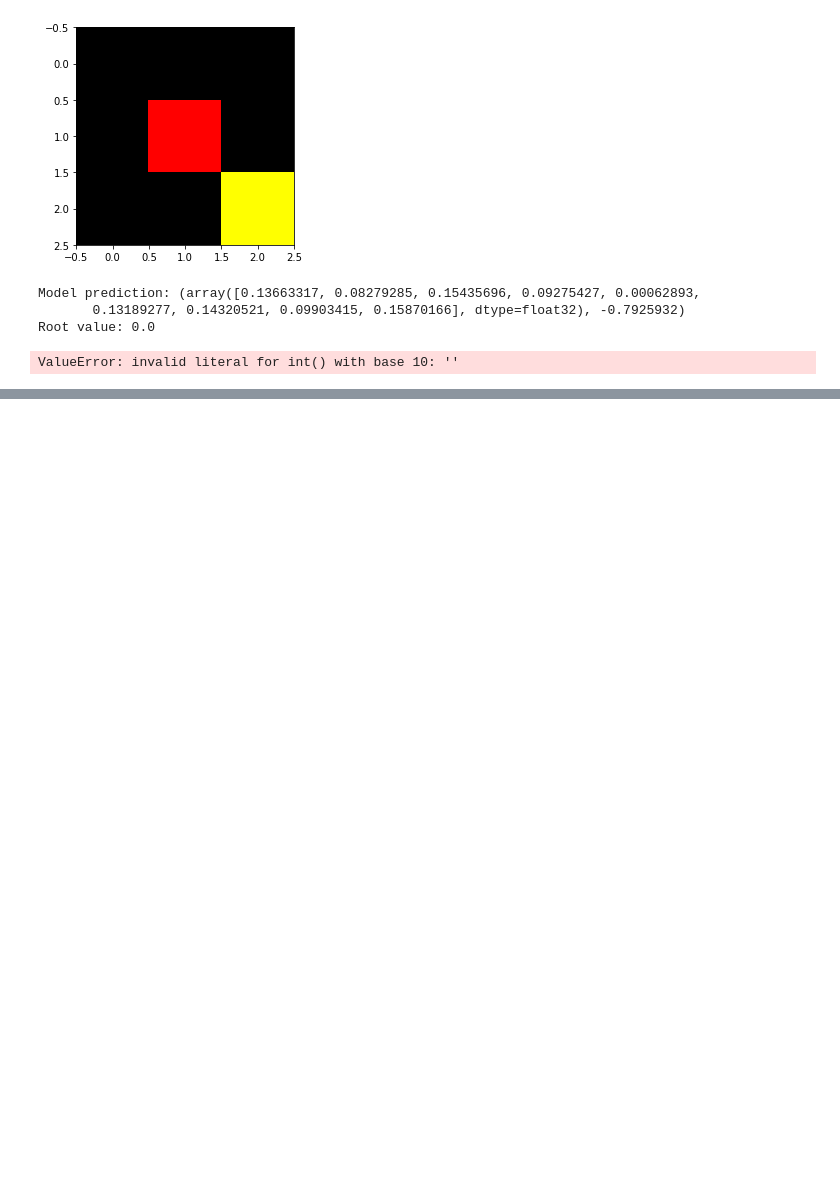
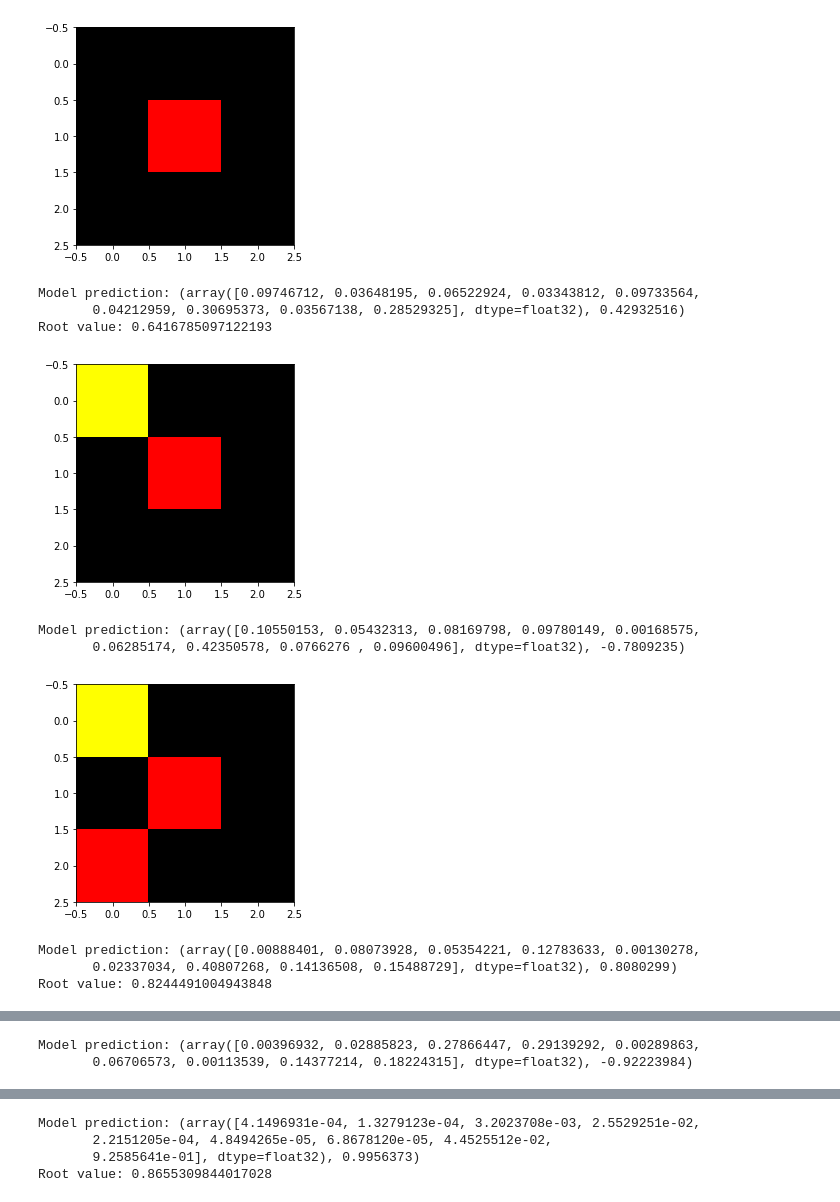
Before and after one commit to gaetanserre/Reinforcement-learning-algorithms, a Jupyter notebook: MCTS/results.ipynb, the cells around one changed output, grey strips where cells are left out. Drawn from its saved outputs; the diff is of its cells as text; code cells hidden in the pictures; blank space fills up the shorter version.

```diff
--- a/MCTS/results.ipynb
+++ b/MCTS/results.ipynb
@@ -46,11 +66,17 @@ game.play_vs_bot(model, Model(create_network(game.shape, game.nb_actions)), stat
 # %%
 state = game.get_init_state()
-state = game.get_new_state(state, 4)
+#state = game.get_new_state(state, 4)
 #state = game.get_new_state(state, 3)
 game.play_vs(model, state, 50)
 # %% [output]
-[figure, old version]
+[figure, new version]
-Model prediction: (array([0.13663317, 0.08279285, 0.15435696, 0.09275427, 0.00062893,
-       0.13189277, 0.14320521, 0.09903415, 0.15870166], dtype=float32), -0.7925932)
-Root value: 0.0
+Model prediction: (array([0.09746712, 0.03648195, 0.06522924, 0.03343812, 0.09733564,
+       0.04212959, 0.30695373, 0.03567138, 0.28529325], dtype=float32), 0.42932516)
+Root value: 0.6416785097122193
+[figure, added]
-ValueError: invalid literal for int() with base 10: ''
+Model prediction: (array([0.10550153, 0.05432313, 0.08169798, 0.09780149, 0.00168575,
+       0.06285174, 0.42350578, 0.0766276 , 0.09600496], dtype=float32), -0.7809235)
+[figure, added]
+Model prediction: (array([0.00888401, 0.08073928, 0.05354221, 0.12783633, 0.00130278,
+       0.02337034, 0.40807268, 0.14136508, 0.15488729], dtype=float32), 0.8080299)
+Root value: 0.8244491004943848
@@ -56,0 +84,2 @@ ValueError: invalid literal for int() with base 10: ''
+Model prediction: (array([0.00396932, 0.02885823, 0.27866447, 0.29139292, 0.00289863,
+       0.06706573, 0.00113539, 0.14377214, 0.18224315], dtype=float32), -0.92223984)
@@ -56,0 +87,4 @@ ValueError: invalid literal for int() with base 10: ''
+Model prediction: (array([4.1496931e-04, 1.3279123e-04, 3.2023708e-03, 2.5529251e-02,
+       2.2151205e-04, 4.8494265e-05, 6.8678120e-05, 4.4525512e-02,
+       9.2585641e-01], dtype=float32), 0.9956373)
+Root value: 0.8655309844017028
```
Also changed, not shown: parts of 4 cells of this notebook, 2 other files.
